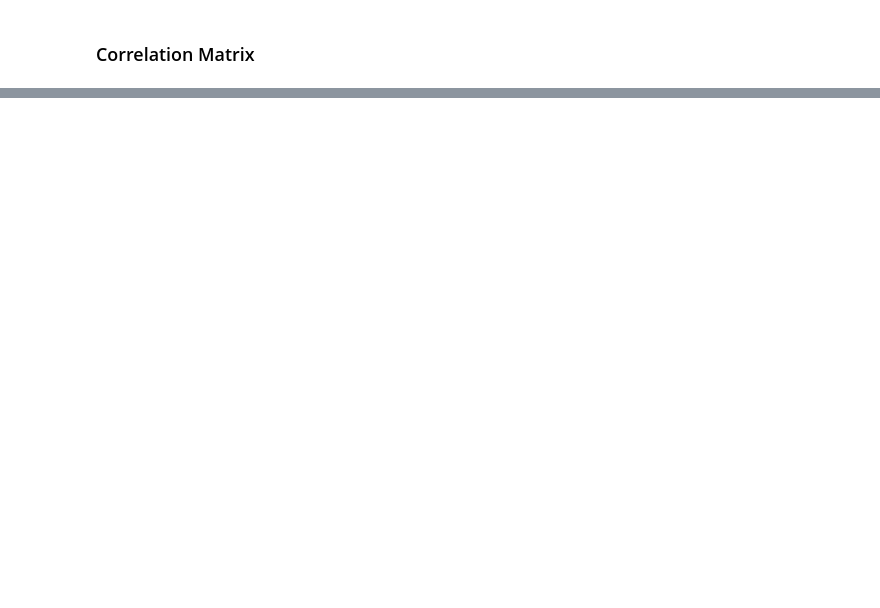
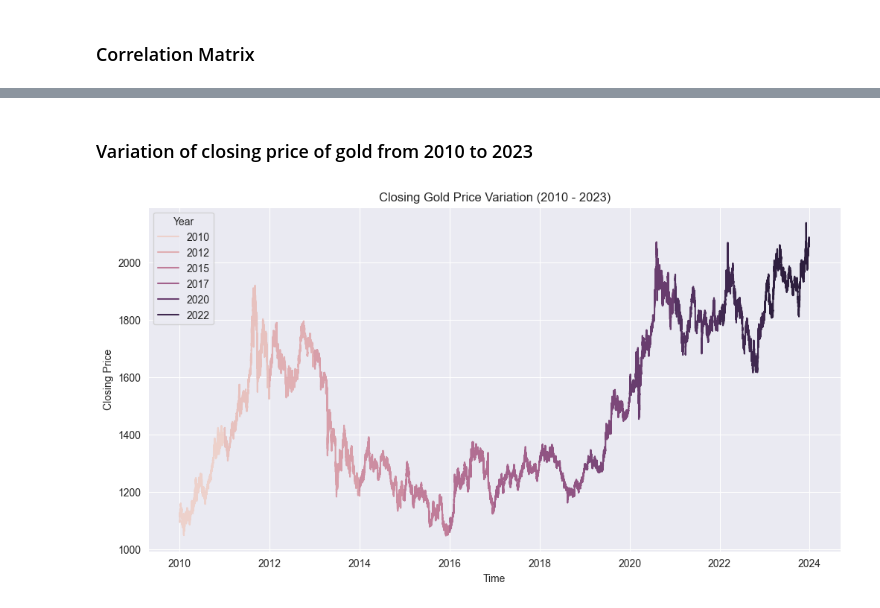
Before and after one commit to Tanay-Dwivedi/Gold-Price-Data-Analysis, a Jupyter notebook: gold_price_data_analysis.ipynb, the cells around one changed output, grey strips where cells are left out. Saved outputs shown, nothing was run; the diff lists cells and outputs as text; code cells hidden in the pictures; blank space fills up the shorter version.

```diff
--- a/gold_price_data_analysis.ipynb
+++ b/gold_price_data_analysis.ipynb
@@ -278,0 +314,14 @@ df.corr()
+# %% [markdown]
+### Variation of closing price of gold from 2010 to 2023
+# %%
+sb.set_style("darkgrid")
+
+plt.figure(figsize=(12, 6))
+sb.lineplot(data=combined_df, x="time", y="close", hue=combined_df['time'].dt.year)
+plt.title("Closing Gold Price Variation (2010 - 2023)")
+plt.xlabel("Time")
+plt.ylabel("Closing Price")
+plt.legend(title="Year")
+plt.show()
+# %% [output]
+[figure, added]
```
Also changed, not shown: parts of 19 cells of this notebook.
